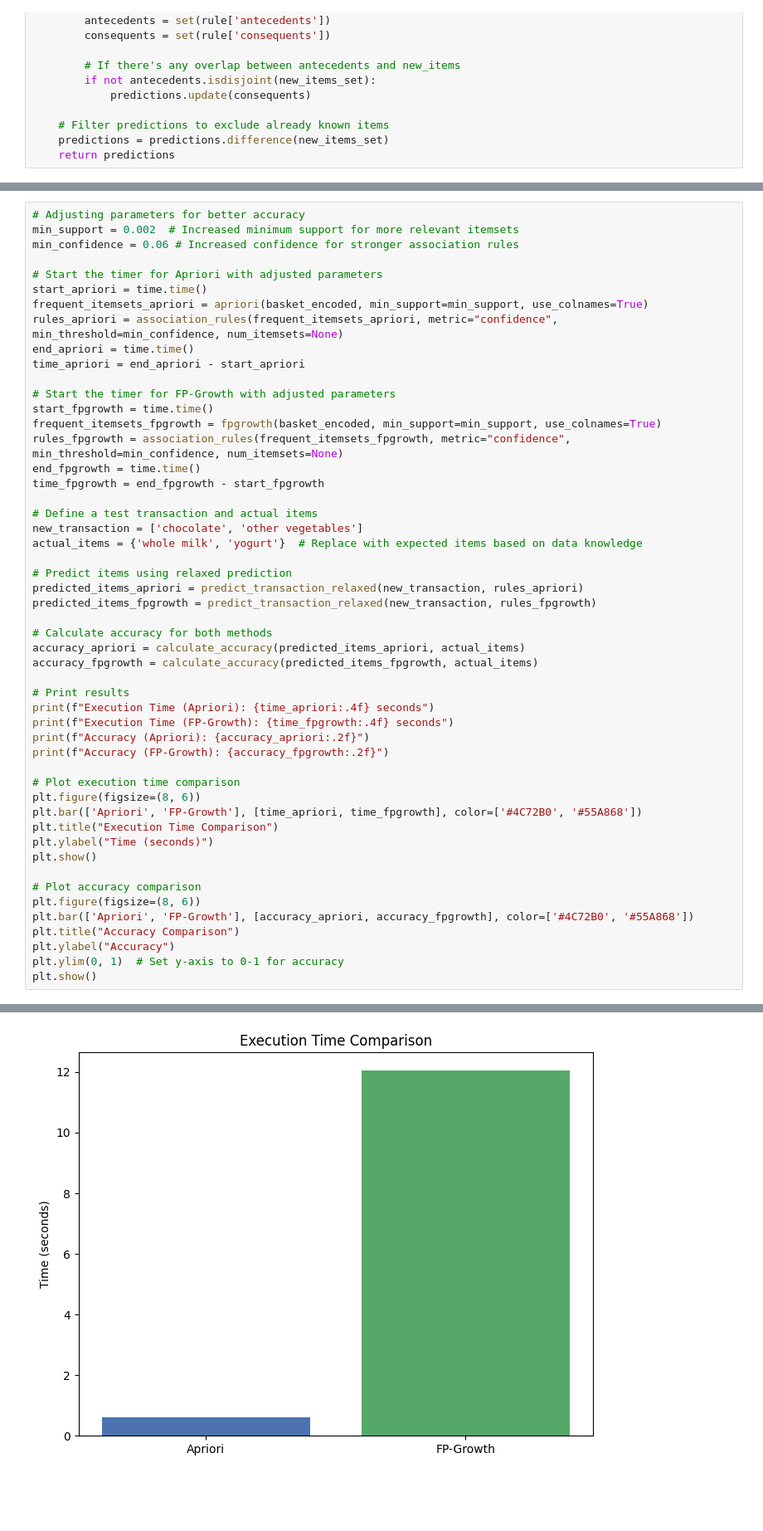
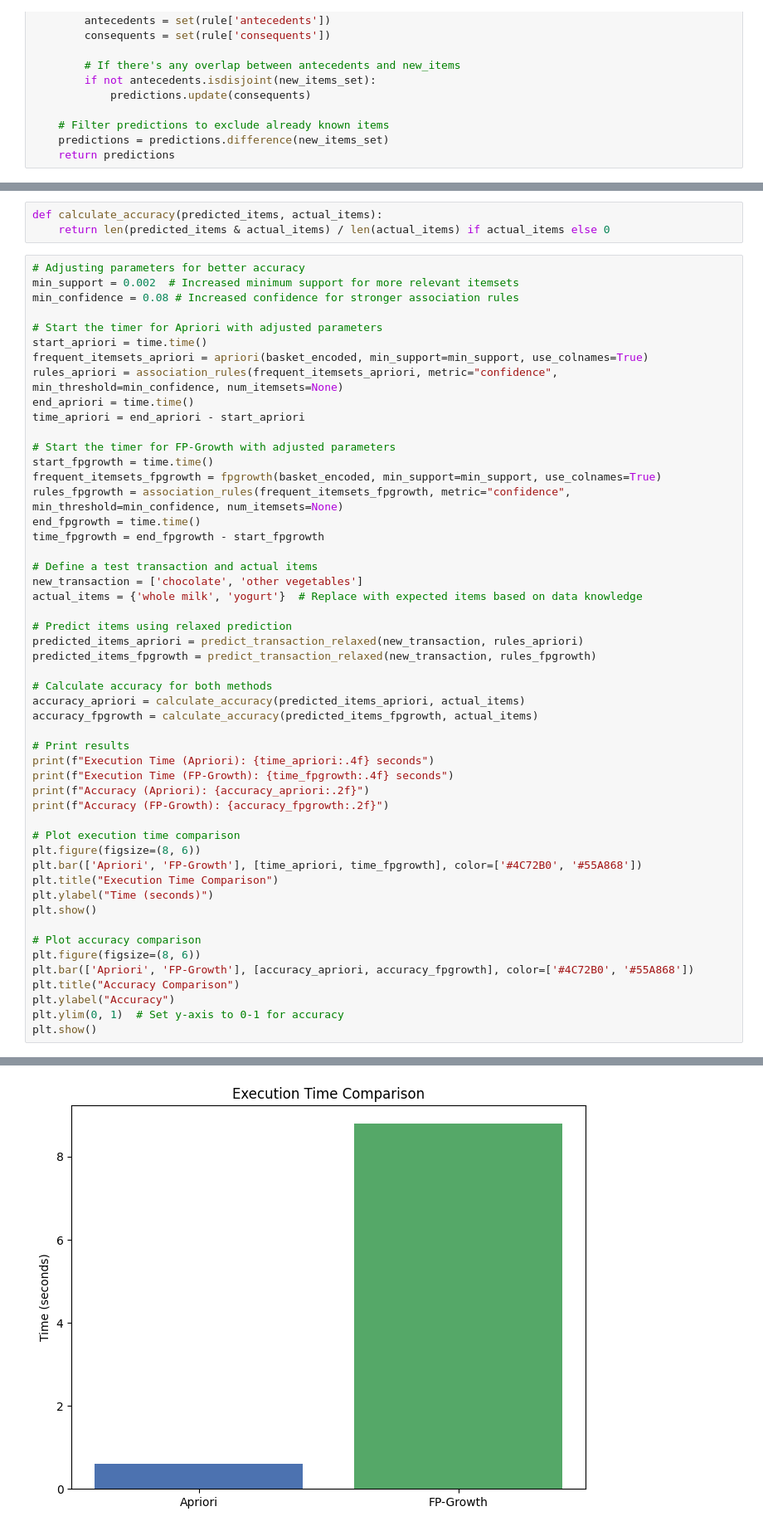
Before and after one commit to NA7RAWY/Comprehensive-Data-Mining-on-Health-Workout-Dataset, a Jupyter notebook: AssociationRule/Preprocessing.ipynb, the cells around one changed output, grey strips where cells are left out. Shown: that part at 83% size. Drawn from its saved outputs; the diff is of its cells as text; blank space fills up the shorter version.

```diff
--- a/AssociationRule/Preprocessing.ipynb
+++ b/AssociationRule/Preprocessing.ipynb
@@ -136,10 +136,13 @@ plt.ylabel("Number of Predicted Items")
 plt.show()
 # %% [output]
 [figure]
+# %%
+def calculate_accuracy(predicted_items, actual_items):
+    return len(predicted_items & actual_items) / len(actual_items) if actual_items else 0
 # %%
 # Adjusting parameters for better accuracy
 min_support = 0.002  # Increased minimum support for more relevant itemsets
-min_confidence = 0.06 # Increased confidence for stronger association rules
+min_confidence = 0.08 # Increased confidence for stronger association rules
 
 # Start the timer for Apriori with adjusted parameters
 start_apriori = time.time()
@@ -193,4 +196,4 @@ Execution Time (FP-Growth): 12.0426 seconds
 Accuracy (Apriori): 0.50
 Accuracy (FP-Growth): 0.50
-[figure, old version]
+[figure, new version]
 [figure]
```
Also changed, not shown: parts of 2 cells of this notebook, 2 other files.
